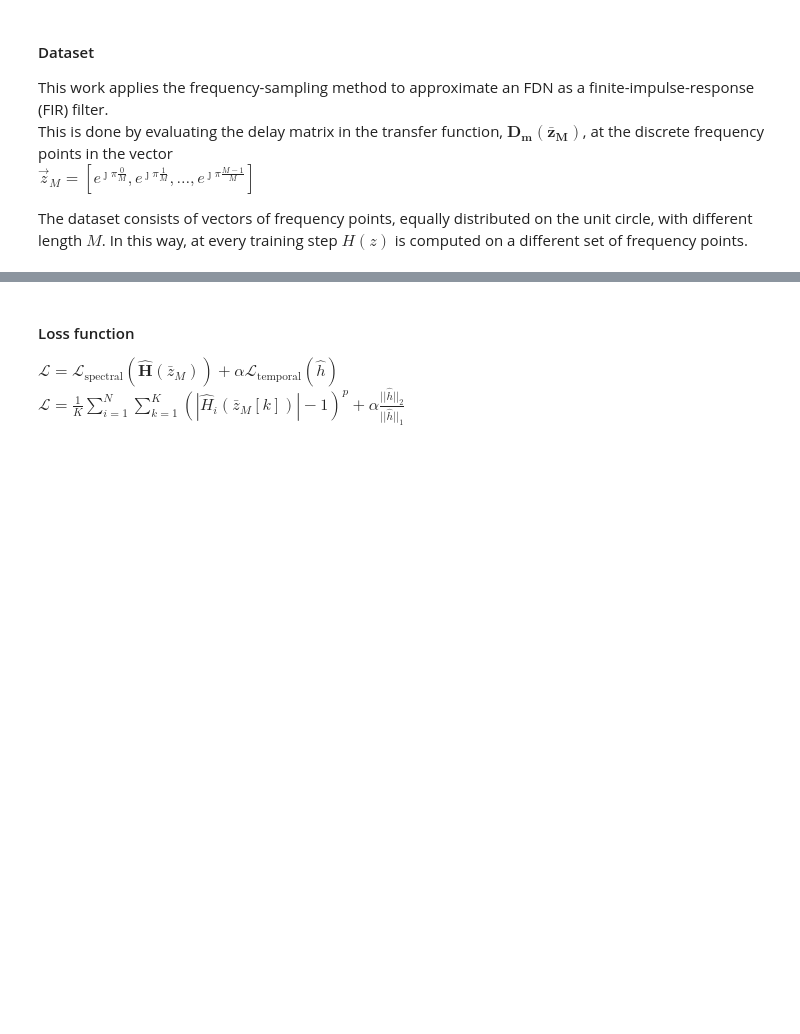
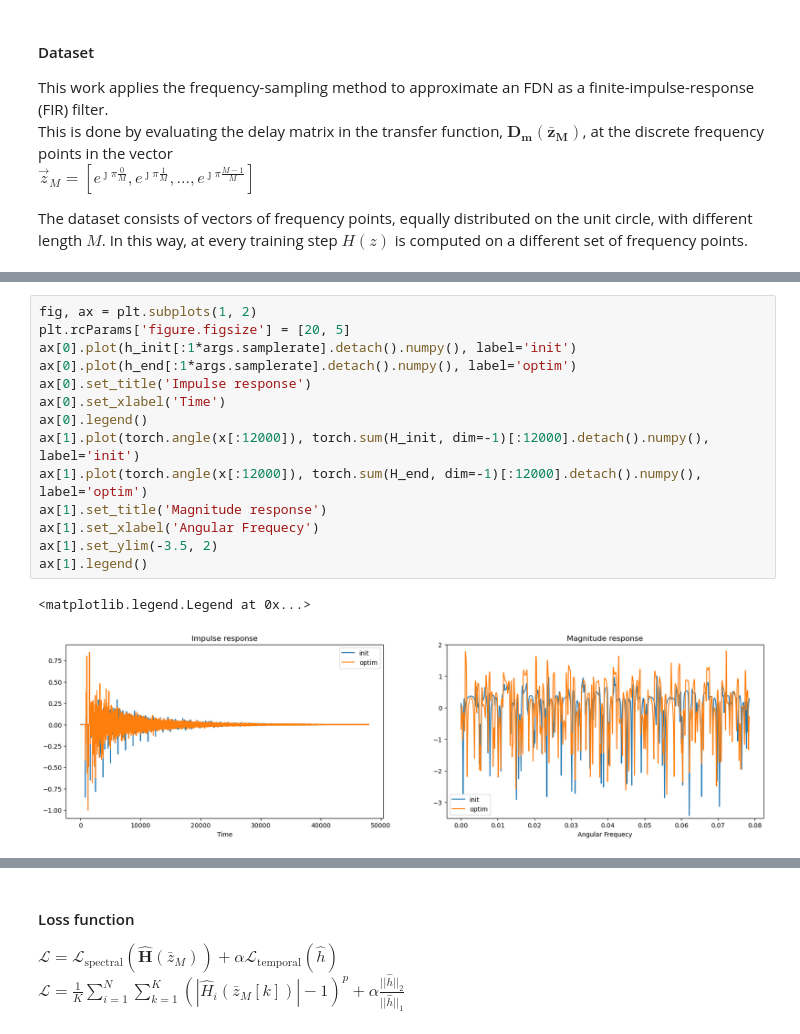
Before and after one commit to gdalsanto/diff-fdn-colorless, a Jupyter notebook: dafx23_demo.ipynb, the cells around one changed output, grey strips where cells are left out. Saved outputs shown, nothing was run; the diff lists cells and outputs as text; blank space fills up the shorter version.

```diff
--- a/dafx23_demo.ipynb
+++ b/dafx23_demo.ipynb
@@ -124,0 +114,17 @@ KeyboardInterrupt:
+# %%
+fig, ax = plt.subplots(1, 2)
+plt.rcParams['figure.figsize'] = [20, 5]
+ax[0].plot(h_init[:1*args.samplerate].detach().numpy(), label='init')
+ax[0].plot(h_end[:1*args.samplerate].detach().numpy(), label='optim')
+ax[0].set_title('Impulse response')
+ax[0].set_xlabel('Time')
+ax[0].legend()
+ax[1].plot(torch.angle(x[:12000]), torch.sum(H_init, dim=-1)[:12000].detach().numpy(), label='init')
+ax[1].plot(torch.angle(x[:12000]), torch.sum(H_end, dim=-1)[:12000].detach().numpy(), label='optim')
+ax[1].set_title('Magnitude response')
+ax[1].set_xlabel('Angular Frequecy')
+ax[1].set_ylim(-3.5, 2)
+ax[1].legend()
+# %% [output]
+<matplotlib.legend.Legend at 0x...>
+[figure, added]
```
Also changed, not shown: parts of 10 cells of this notebook, 1 other file.
